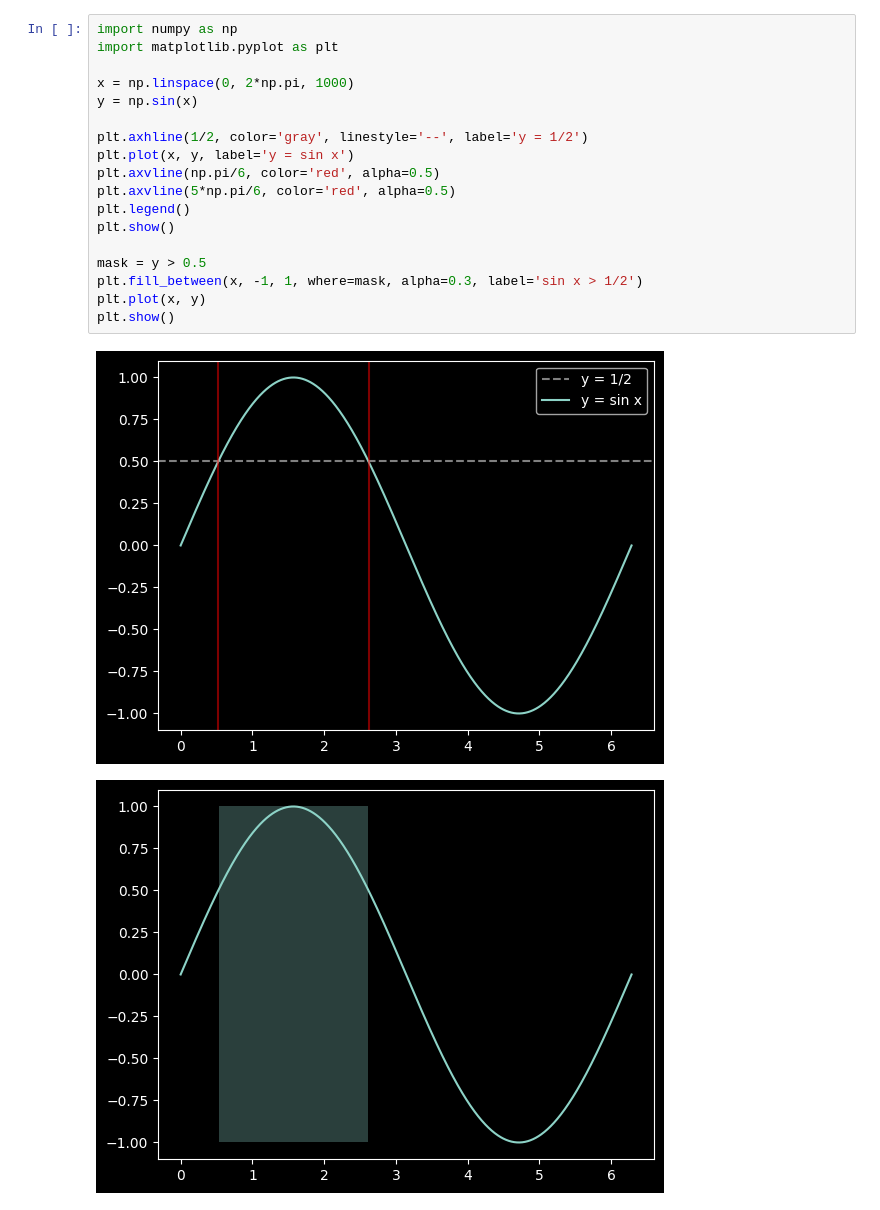
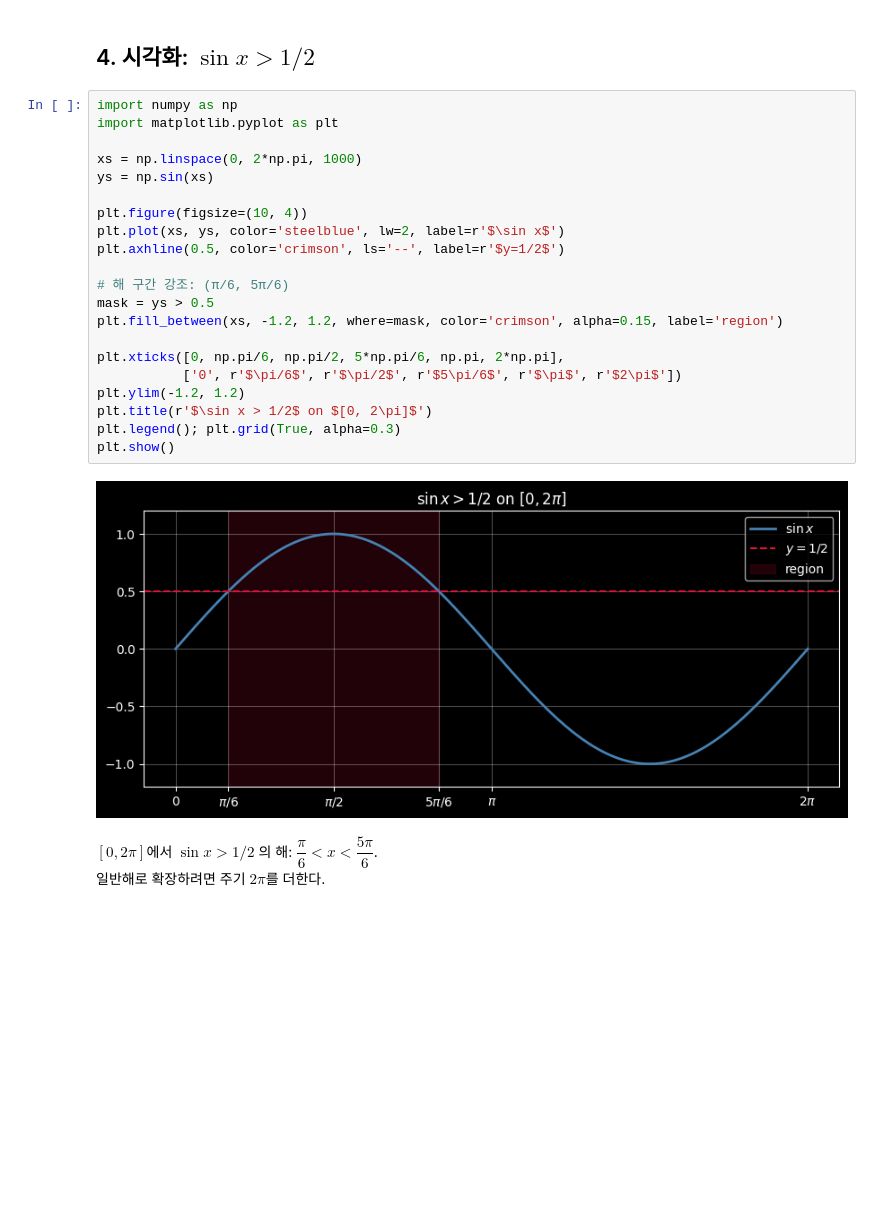
Before and after one commit to XaicuL/Mathematics, a Jupyter notebook: Math_1/Chap_02/Trigonometric_Equations_and_Trigonometric_Inequalities.ipynb, the cells around one changed output. Saved outputs shown, nothing was run; the diff lists cells and outputs as text; blank space fills up the shorter version.

```diff
--- a/Math_1/Chap_02/Trigonometric_Equations_and_Trigonometric_Inequalities.ipynb
+++ b/Math_1/Chap_02/Trigonometric_Equations_and_Trigonometric_Inequalities.ipynb
@@ -62,21 +98,28 @@ tan x > 1: Interval.open(pi/4, pi/2)
-# %%
-import numpy as np
-import matplotlib.pyplot as plt
-
-x = np.linspace(0, 2*np.pi, 1000)
-y = np.sin(x)
-
-plt.axhline(1/2, color='gray', linestyle='--', label='y = 1/2')
-plt.plot(x, y, label='y = sin x')
-plt.axvline(np.pi/6, color='red', alpha=0.5)
-plt.axvline(5*np.pi/6, color='red', alpha=0.5)
-plt.legend()
-plt.show()
-
-mask = y > 0.5
-plt.fill_between(x, -1, 1, where=mask, alpha=0.3, label='sin x > 1/2')
-plt.plot(x, y)
-plt.show()
-# %% [output]
-[figure, removed]
-[figure, removed]
+# %% [markdown]
+## 4. 시각화: $\sin x > 1/2$
+# %%
+import numpy as np
+import matplotlib.pyplot as plt
+
+xs = np.linspace(0, 2*np.pi, 1000)
+ys = np.sin(xs)
+
+plt.figure(figsize=(10, 4))
+plt.plot(xs, ys, color='steelblue', lw=2, label=r'$\sin x$')
+plt.axhline(0.5, color='crimson', ls='--', label=r'$y=1/2$')
+
+# 해 구간 강조: (π/6, 5π/6)
+mask = ys > 0.5
+plt.fill_between(xs, -1.2, 1.2, where=mask, color='crimson', alpha=0.15, label='region')
+
+plt.xticks([0, np.pi/6, np.pi/2, 5*np.pi/6, np.pi, 2*np.pi],
+           ['0', r'$\pi/6$', r'$\pi/2$', r'$5\pi/6$', r'$\pi$', r'$2\pi$'])
+plt.ylim(-1.2, 1.2)
+plt.title(r'$\sin x > 1/2$ on $[0, 2\pi]$')
+plt.legend(); plt.grid(True, alpha=0.3)
+plt.show()
+# %% [output]
+[figure, added]
+# %% [markdown]
+$[0, 2\pi]$에서 $\sin x > 1/2$ 의 해: $\dfrac{\pi}{6} < x < \dfrac{5\pi}{6}$.
+일반해로 확장하려면 주기 $2\pi$를 더한다.
```
Also changed, not shown: parts of 10 cells of this notebook, 2 other files.
